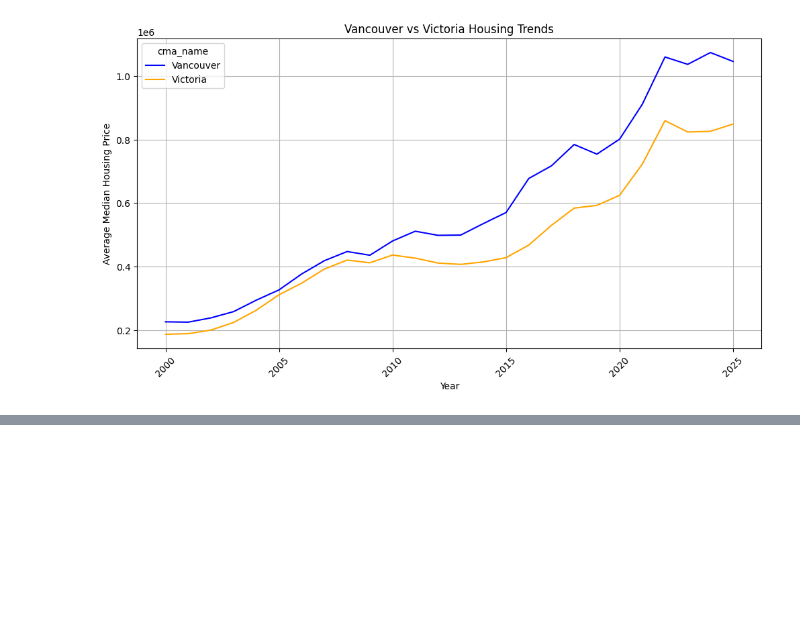
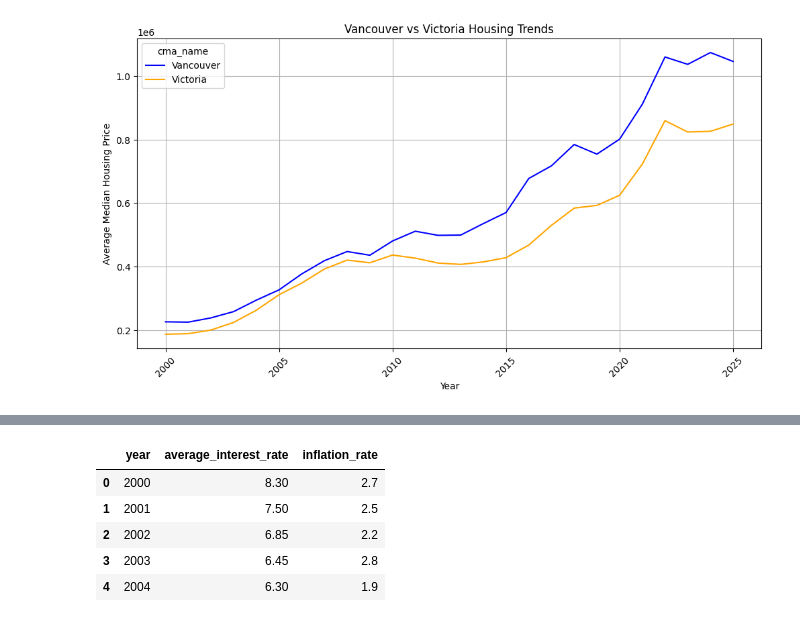
Before and after one commit to Sravanthi816/bc_housing_project, a Jupyter notebook: notebooks/01_pandas_basics.ipynb, the cells around one changed output, grey strips where cells are left out. Saved outputs shown, nothing was run; the diff lists cells and outputs as text; code cells hidden in the pictures; blank space fills up the shorter version.

```diff
--- a/notebooks/01_pandas_basics.ipynb
+++ b/notebooks/01_pandas_basics.ipynb
@@ -269,0 +290,14 @@ trend_df.plot(kind="line",
+# %%
+
+regions_df = pd.read_csv("../data/regions.csv")
+
+interest_df = pd.read_csv("../data/yearly_interest_rates.csv")
+regions_df.head()
+interest_df.head()
+# %% [output]
+|  | year | average_interest_rate | inflation_rate |
+| 0 | 2000 | 8.30 | 2.7 |
+| 1 | 2001 | 7.50 | 2.5 |
+| 2 | 2002 | 6.85 | 2.2 |
+| 3 | 2003 | 6.45 | 2.8 |
+| 4 | 2004 | 6.30 | 1.9 |
```
Also changed, not shown: parts of 11 cells of this notebook, 2 other files.
